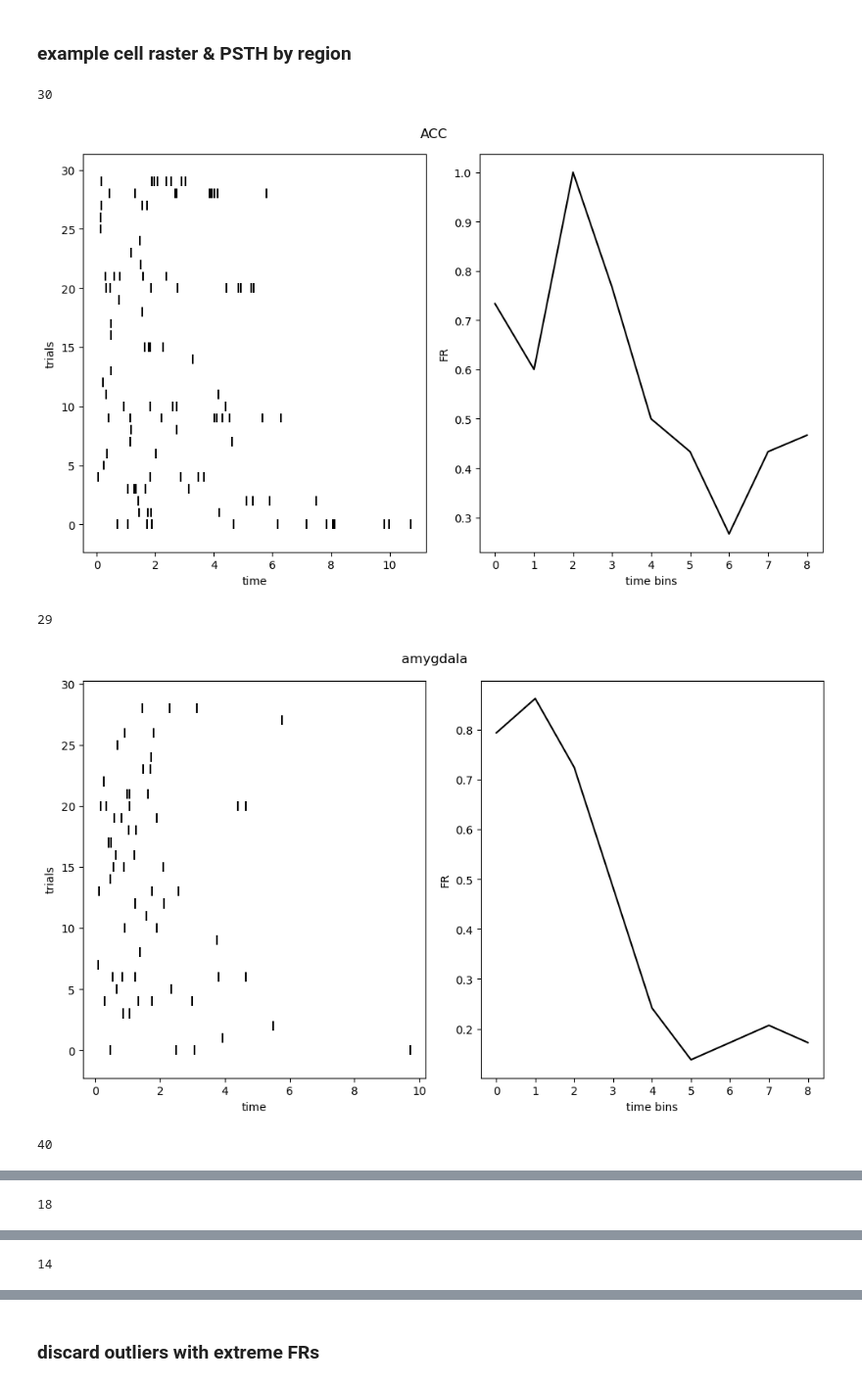
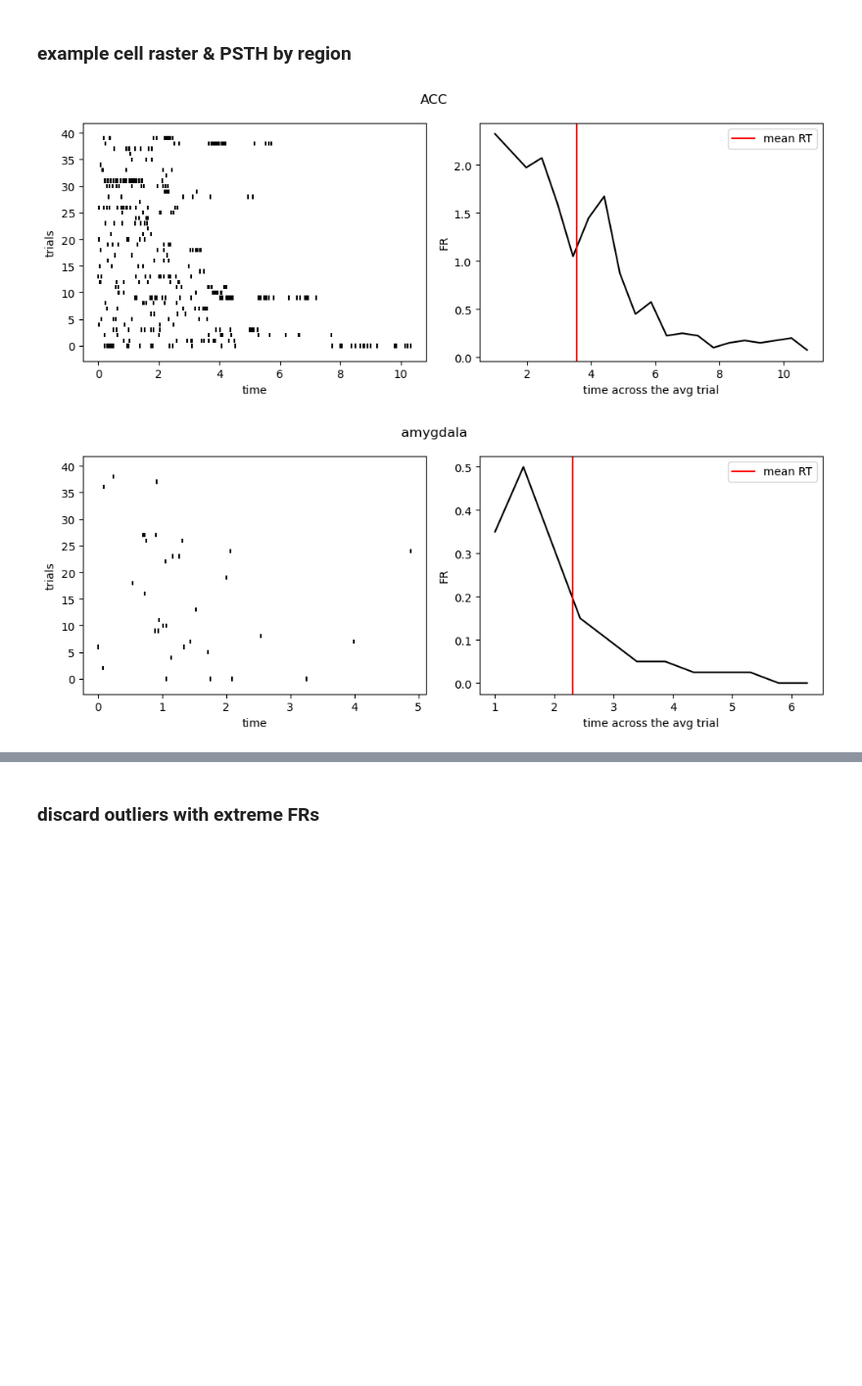
Before and after one commit to NuttidaLab/movie_analysis, a Jupyter notebook: recognition_analyses.ipynb, the cells around one changed output, grey strips where cells are left out. Shown at 98% size. Drawn from its saved outputs; the diff is of its cells as text; code cells hidden in the pictures; blank space fills up the shorter version.

Commit message:
streamlined xlim for smooth FR plots

```diff
--- a/recognition_analyses.ipynb
+++ b/recognition_analyses.ipynb
@@ -81,47 +81,42 @@ plt.show()
 [figure]
 # %% [markdown]
 ### example cell raster & PSTH by region
-# %%
-for region, region_df in df_recognition.groupby('region'):
-
-    region_df.reset_index(drop=True).to_csv('tst_region.csv')
-
-    for neuron, neuron_df in region_df.groupby('neuron'):
-
-        neuron_df.reset_index(drop=True).to_csv('tst_neuron.csv')
-
-        break
-    break
 # %%
 for region, region_df in df_recognition.groupby('region'):
 
-    # print(region_df.head())
-    # break
     neuron_num = 0
 
-    fig, ax = plt.subplots(1, 2, figsize=(10, 6))
+    fig, ax = plt.subplots(1, 2, figsize=(10, 4))
     fig.suptitle(region)
 
     for neuron, neuron_df in region_df.groupby('neuron'):
 
-        neuron_num+=1
-        if neuron_num == 1:
+        neuron_num += 1
+        if neuron_num == 2:
 
-            print(len(neuron_df['trial_aligned_spikes']))
+            # RASTER
+
             ax[0].eventplot(neuron_df['trial_aligned_spikes'], linelengths=0.8, color='black')
             ax[0].set_ylabel('trials')
             ax[0].set_xlabel('time')
-            ax[1].plot(np.mean(neuron_df['trial_smooth_spikes'], axis=0), color='black')
+
+
+            # SMOOTHED FR
+
+            num_bins = len(neuron_df['trial_smooth_spikes'].iloc[0])
+            x_time_points = np.linspace(1, np.max(neuron_df['RT']), num_bins)
+
+            ax[1].plot(x_time_points, np.mean(neuron_df['trial_smooth_spikes'], axis=0), color='black')
+            ax[1].axvline(np.mean(neuron_df['RT']), color='red', label='mean RT')
+
             ax[1].set_ylabel('FR')
-            ax[1].set_xlabel('time bins')
+            ax[1].set_xlabel('time across the avg trial')
 
             break
 
+    plt.legend()
     plt.tight_layout()
     plt.show()
 # %% [output]
-30
-[figure, old version]
+[figure, new version]
-29
-[figure, old version]
+[figure, new version]
-40
@@ -129 +123,0 @@ for region, region_df in df_recognition.groupby('region'):
-18
@@ -131 +124,0 @@ for region, region_df in df_recognition.groupby('region'):
-14
```
Also changed, not shown: parts of 2 cells of this notebook, 5 other files.
